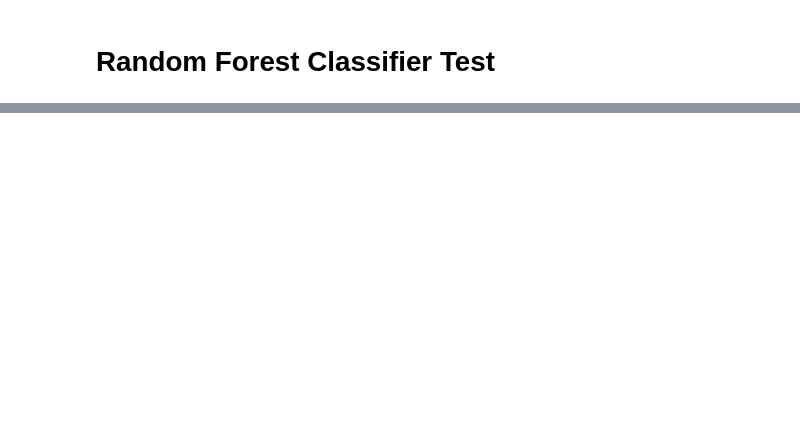
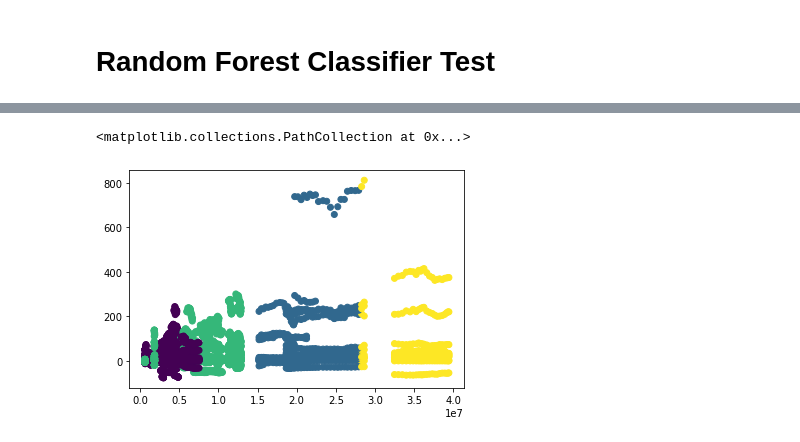
Before and after one commit to Michaelfr22/Final_Project, a Jupyter notebook: ML_Emission_Year_GDP.ipynb, the cells around one changed output, grey strips where cells are left out. Cells and saved outputs as stored; diff of their text form; code cells hidden in the pictures; blank space fills up the shorter version.

```diff
--- a/ML_Emission_Year_GDP.ipynb
+++ b/ML_Emission_Year_GDP.ipynb
@@ -149,0 +246,11 @@ Testing Score: 0.695460018814406
+# %%
+# Create a KMeans model with 4 clusters
+model = KMeans(n_clusters=4, random_state=42).fit(X)
+
+# Calculate predicted values.
+y_pred = model.predict(X)
+# %%
+# Add predicted values onto the original dataframe
+df_y = pd.DataFrame(y_pred, columns=['Cluster'])
+combined = us_emi_df.join(df_y, how='inner')
+combined
@@ -149,0 +271,6 @@ Testing Score: 0.695460018814406
+# %%
+#Scatter Population vs GHG
+plt.scatter(x=combined['Population'], y= combined['All GHG'], c=combined['Cluster'])
+# %% [output]
+<matplotlib.collections.PathCollection at 0x...>
+[figure, added]
```
Also changed, not shown: parts of 15 cells of this notebook, 3 other files.
